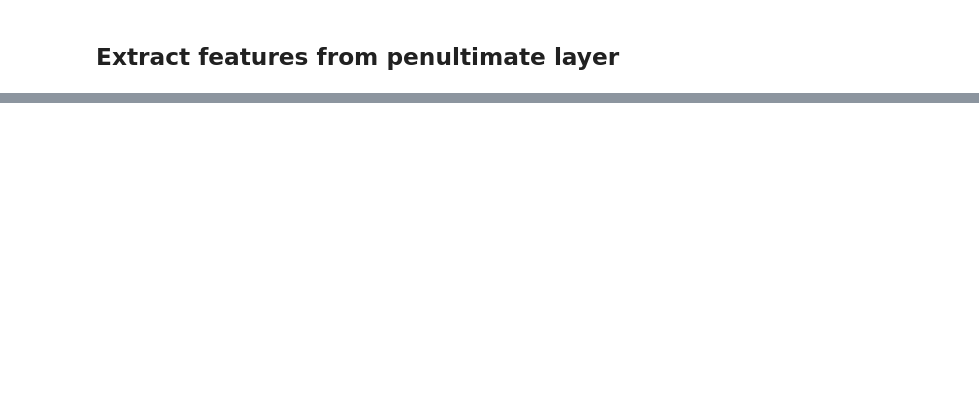
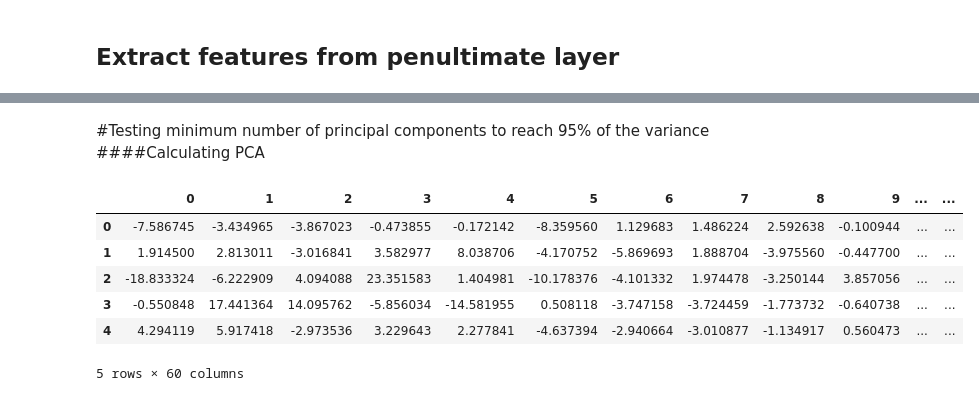
Before and after one commit to IGM-Students/twitter-emotion-visualization, a Jupyter notebook: features_extraction/feature_extractions.ipynb, the cells around one changed output, grey strips where cells are left out. Cells and saved outputs as stored; diff of their text form; code cells hidden in the pictures; blank space fills up the shorter version.

```diff
--- a/features_extraction/feature_extractions.ipynb
+++ b/features_extraction/feature_extractions.ipynb
@@ -87,0 +149,17 @@ FEATS = (np.exp(FEATS)/np.exp(FEATS).sum(-1,keepdims=True))
+# %% [markdown]
+#Testing minimum number of principal components to reach 95% of the variance
+####Calculating PCA
+# %%
+pca = PCA(n_components=.95)
+
+principalComponentsTest = pca.fit_transform(standarizedFeatures)
+
+pd.DataFrame(data = principalComponentsTest).head()
+# %% [output]
+|  | 0 | 1 | 2 | 3 | 4 | 5 | 6 | 7 | 8 | 9 | ... | ... |
+| 0 | -7.586745 | -3.434965 | -3.867023 | -0.473855 | -0.172142 | -8.359560 | 1.129683 | 1.486224 | 2.592638 | -0.100944 | ... | ... |
+| 1 | 1.914500 | 2.813011 | -3.016841 | 3.582977 | 8.038706 | -4.170752 | -5.869693 | 1.888704 | -3.975560 | -0.447700 | ... | ... |
+| 2 | -18.833324 | -6.222909 | 4.094088 | 23.351583 | 1.404981 | -10.178376 | -4.101332 | 1.974478 | -3.250144 | 3.857056 | ... | ... |
+| 3 | -0.550848 | 17.441364 | 14.095762 | -5.856034 | -14.581955 | 0.508118 | -3.747158 | -3.724459 | -1.773732 | -0.640738 | ... | ... |
+| 4 | 4.294119 | 5.917418 | -2.973536 | 3.229643 | 2.277841 | -4.637394 | -2.940664 | -3.010877 | -1.134917 | 0.560473 | ... | ... |
+5 rows × 60 columns
```
Also changed, not shown: parts of 25 cells of this notebook, 4 other files.
